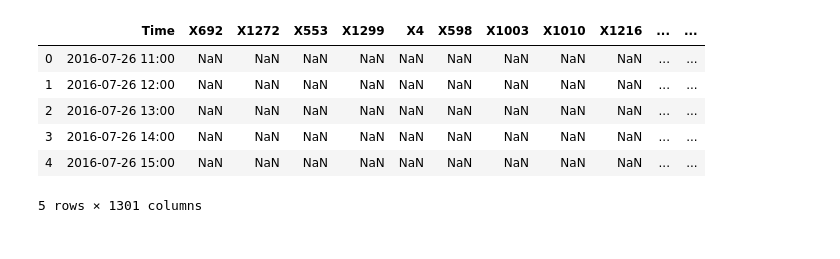
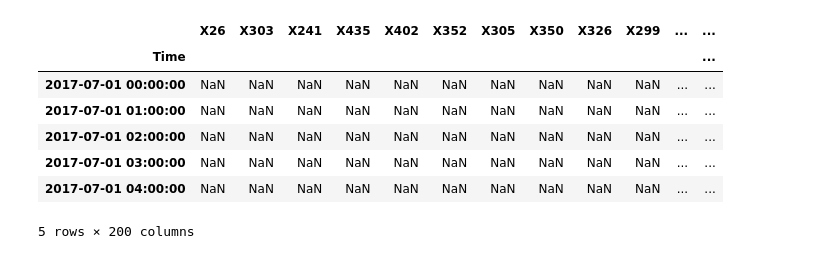
Before and after one commit to information-in-data/dacon11, a Jupyter notebook: EDA.ipynb, the cells around one changed output. Cells and saved outputs as stored; diff of their text form; code cells hidden in the pictures.

```diff
--- a/EDA.ipynb
+++ b/EDA.ipynb
@@ -10,16 +10,16 @@ from datetime import datetime, timedelta # 시간 데이터 처리
 train = pd.read_csv("train.csv")
 test = pd.read_csv("test.csv")
 submission = pd.read_csv("submission_1002.csv")
-# %%
-train.head()
-# %% [output]
-|  | Time | X692 | X1272 | X553 | X1299 | X4 | X598 | X1003 | X1010 | X1216 | ... | ... |
-| 0 | 2016-07-26 11:00 | NaN | NaN | NaN | NaN | NaN | NaN | NaN | NaN | NaN | ... | ... |
-| 1 | 2016-07-26 12:00 | NaN | NaN | NaN | NaN | NaN | NaN | NaN | NaN | NaN | ... | ... |
-| 2 | 2016-07-26 13:00 | NaN | NaN | NaN | NaN | NaN | NaN | NaN | NaN | NaN | ... | ... |
-| 3 | 2016-07-26 14:00 | NaN | NaN | NaN | NaN | NaN | NaN | NaN | NaN | NaN | ... | ... |
-| 4 | 2016-07-26 15:00 | NaN | NaN | NaN | NaN | NaN | NaN | NaN | NaN | NaN | ... | ... |
-5 rows × 1301 columns
 # %%
-train['Time'] = pd.to_datetime(train['Time'])
-train = train.set_index('Time')
+test['Time'] = pd.to_datetime(test['Time'])
+test = test.set_index('Time')
+test.head()
+# %% [output]
+|  | X26 | X303 | X241 | X435 | X402 | X352 | X305 | X350 | X326 | X299 | ... | ... |
+| Time |  |  |  |  |  |  |  |  |  |  |  | ... |
+| 2017-07-01 00:00:00 | NaN | NaN | NaN | NaN | NaN | NaN | NaN | NaN | NaN | NaN | ... | ... |
+| 2017-07-01 01:00:00 | NaN | NaN | NaN | NaN | NaN | NaN | NaN | NaN | NaN | NaN | ... | ... |
+| 2017-07-01 02:00:00 | NaN | NaN | NaN | NaN | NaN | NaN | NaN | NaN | NaN | NaN | ... | ... |
+| 2017-07-01 03:00:00 | NaN | NaN | NaN | NaN | NaN | NaN | NaN | NaN | NaN | NaN | ... | ... |
+| 2017-07-01 04:00:00 | NaN | NaN | NaN | NaN | NaN | NaN | NaN | NaN | NaN | NaN | ... | ... |
+5 rows × 200 columns
```
Also changed, not shown: parts of 6 cells of this notebook, 3 other files.
